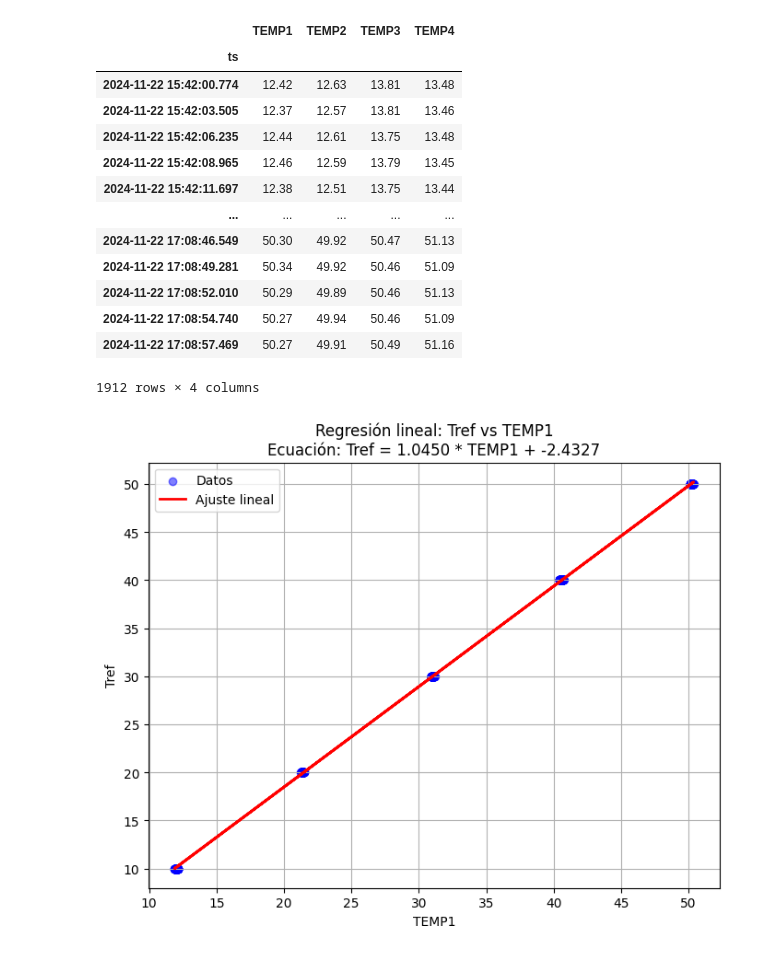
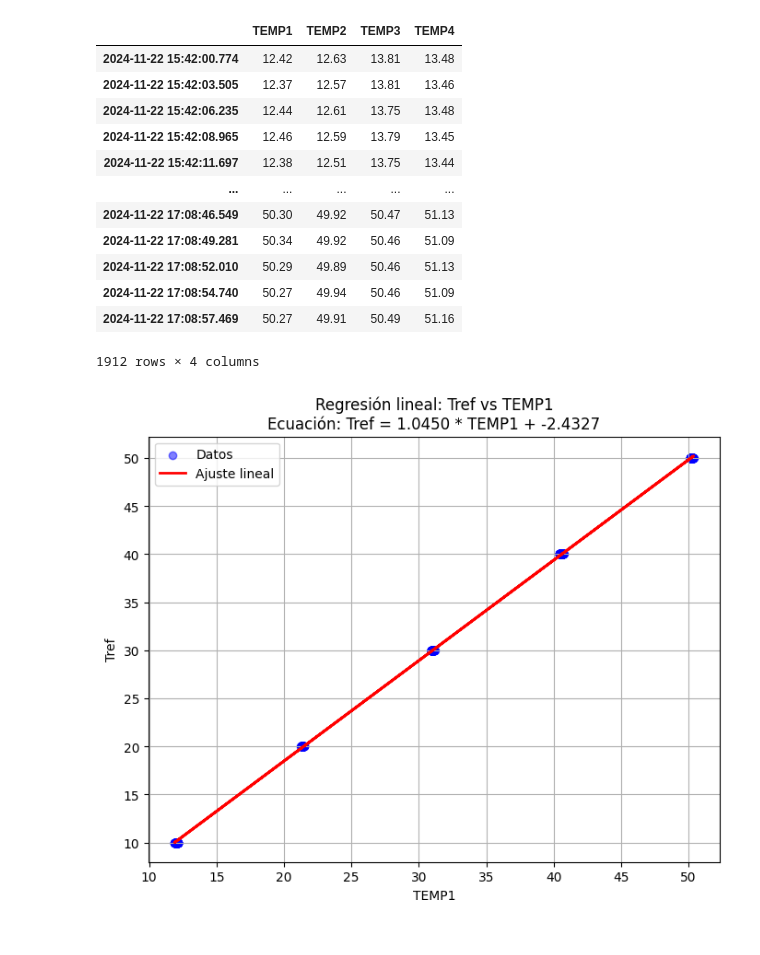
Before and after one commit to JRamonHA/Tesis-JoseRra, a Jupyter notebook: notebooks/termopares.ipynb, the cells around one changed output. Saved outputs shown, nothing was run; the diff lists cells and outputs as text; code cells hidden in the pictures.

Commit message:
Add parquet files

```diff
--- a/notebooks/termopares.ipynb
+++ b/notebooks/termopares.ipynb
@@ -5,12 +5,11 @@ import plotly.express as px
 import matplotlib.pyplot as plt
 from sklearn.linear_model import LinearRegression
 # %%
-f = '../data/temp.csv'
-data = pd.read_csv(f, index_col=0, parse_dates=True)
+f = '../data/temp.parquet'
+data = pd.read_parquet(f)
 data
 # %% [output]
 |  | TEMP1 | TEMP2 | TEMP3 | TEMP4 |
-| ts |  |  |  |  |
 | 2024-11-22 15:42:00.774 | 12.42 | 12.63 | 13.81 | 13.48 |
 | 2024-11-22 15:42:03.505 | 12.37 | 12.57 | 13.81 | 13.46 |
 | 2024-11-22 15:42:06.235 | 12.44 | 12.61 | 13.75 | 13.48 |
```
Also changed, not shown: 11 other files.
